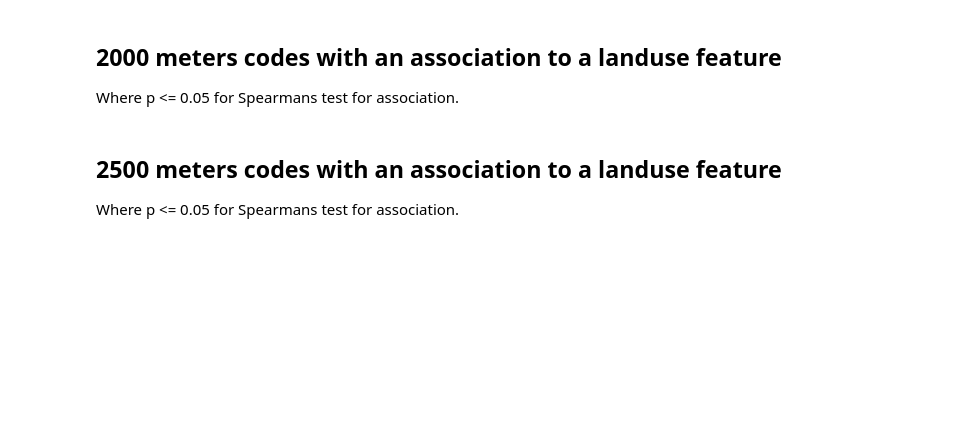
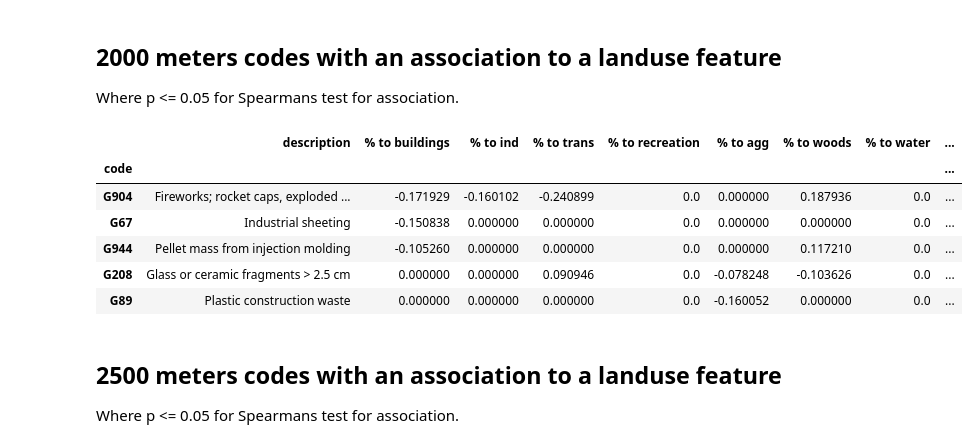
Before and after one commit to hammerdirt-analyst/landuse, a Jupyter notebook: spearmansrho_luse.ipynb, the cells around one changed output. Saved outputs shown, nothing was run; the diff lists cells and outputs as text; code cells hidden in the pictures; blank space fills up the shorter version.

```diff
--- a/spearmansrho_luse.ipynb
+++ b/spearmansrho_luse.ipynb
@@ -681,31 +971,39 @@ Where p <= 0.05 for Spearmans test for association.
 # %%
 # the locations that need land use data
 data = pd.DataFrame(index = fd.location.unique())
 radius = 2000
 
 # the functional land use groups:
 these_groups = list(group_parts.keys())
 
 # the bufferdata for this radius
 bufferdata = make_bufferdata("resources/buffer_output/luse_2000.csv", a_col="AS18_27", label_keys=label_keys)
 
 add_these_cols = bufferdata.label.unique()
 
-a2000, s = check_rho_for_this_radius(data, fd, add_these_cols, bufferdata, radius, label_keys=label_keys, group_parts=group_parts,
+a2000, s, this_data = check_rho_for_this_radius(data, fd, add_these_cols, bufferdata, radius, label_keys=label_keys, group_parts=group_parts,
                               som_cols=som_cols, as_1827_part=as_1827_part, abundant_codes=abundant_codes)
 
 totals.append(landuse_per_radius(s))
 lnd_u.append(s)
 
 a2000["quantity"] = a2000.index.map(lambda x: code_totals.loc[x])
 a2000["material"] = a2000.index.map(lambda x: code_m_map.loc[x])
 a2000.sort_values(by="quantity", inplace=True)
 
 a2000["description"] = a2000.index.map(lambda x: code_d_map.loc[x])
 
 col_order = [a2000.columns[-1], *a2000.columns[:-1]]
 a2000 = a2000.reindex(code_order)
 a2000[col_order].sort_values(by=['% to buildings', '% to woods', '% to ind', '% to recreation', '% to agg'], ascending=True).head()
+# %% [output]
+|  | description | % to buildings | % to ind | % to trans | % to recreation | % to agg | % to woods | % to water | ... |
+| code |  |  |  |  |  |  |  |  | ... |
+| G904 | Fireworks; rocket caps, exploded ... | -0.171929 | -0.160102 | -0.240899 | 0.0 | 0.000000 | 0.187936 | 0.0 | ... |
+| G67 | Industrial sheeting | -0.150838 | 0.000000 | 0.000000 | 0.0 | 0.000000 | 0.000000 | 0.0 | ... |
+| G944 | Pellet mass from injection molding | -0.105260 | 0.000000 | 0.000000 | 0.0 | 0.000000 | 0.117210 | 0.0 | ... |
+| G208 | Glass or ceramic fragments > 2.5 cm | 0.000000 | 0.000000 | 0.090946 | 0.0 | -0.078248 | -0.103626 | 0.0 | ... |
+| G89 | Plastic construction waste | 0.000000 | 0.000000 | 0.000000 | 0.0 | -0.160052 | 0.000000 | 0.0 | ... |
 # %% [markdown]
 ## 2500 meters codes with an association to a landuse feature
 
```
Also changed, not shown: parts of 48 cells of this notebook, 1 other file.
